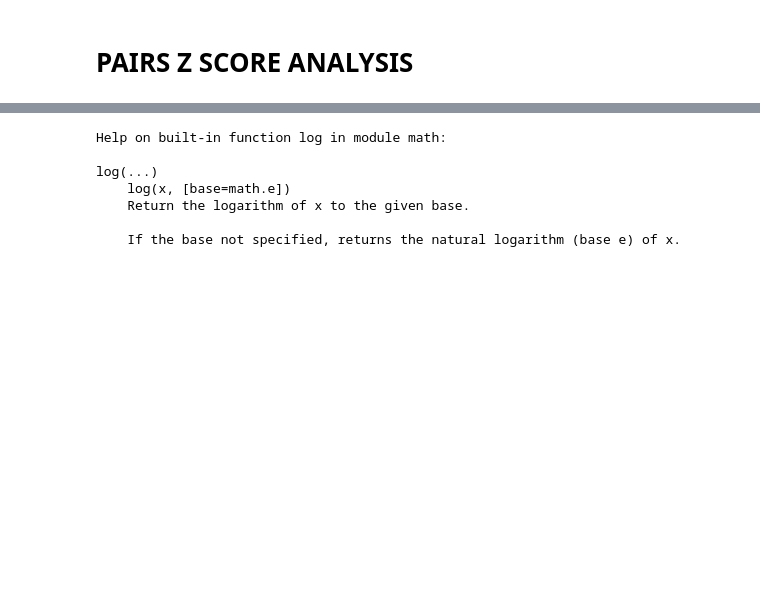
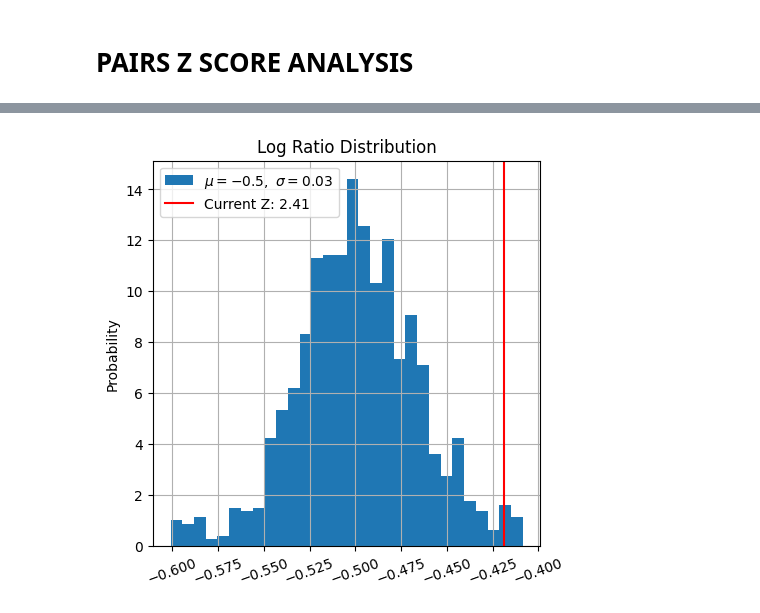
Before and after one commit to DylJeger/quant-journey, a Jupyter notebook: Pairs_Z_Score/Pairs_Z_Score.ipynb, the cells around one changed output, grey strips where cells are left out. Cells and saved outputs as stored; diff of their text form; code cells hidden in the pictures; blank space fills up the shorter version.

```diff
--- a/Pairs_Z_Score/Pairs_Z_Score.ipynb
+++ b/Pairs_Z_Score/Pairs_Z_Score.ipynb
@@ -56,9 +63,19 @@ axs[1].legend()
 # %%
+# Compute and chart Z score
+
+ratio_mean = np.mean(df.log_ratio)
+ratio_std = np.std(df.log_ratio)
+z_score = (df.log_ratio.iloc[-1] - ratio_mean) / ratio_std
+
+plt.subplots(1, 1, figsize=(5, 5))
+
+plt.hist(df.log_ratio, 30, density=True, label=r"$\mu={},\ \sigma={}$".format(round(ratio_mean, 2), round(ratio_std, 2)))
+plt.title("Log Ratio Distribution")
+plt.ylabel("Probability")
+plt.grid(True)
+plt.xticks(rotation=20)
+plt.axvline(df.log_ratio.iloc[-1], color="red", label=r"Current Z: {}".format(round(z_score, 2)))
+plt.legend()
+plt.show()
 # %% [output]
-Help on built-in function log in module math:
-
-log(...)
-    log(x, [base=math.e])
-    Return the logarithm of x to the given base.
-
-    If the base not specified, returns the natural logarithm (base e) of x.
+[figure, added]
```
Also changed, not shown: parts of 3 cells of this notebook.
